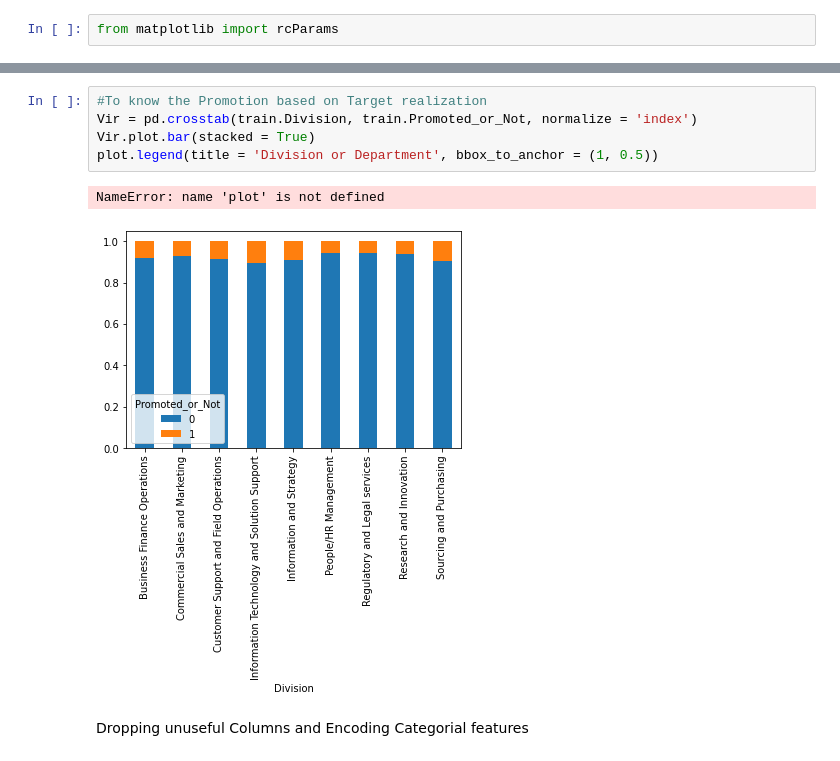
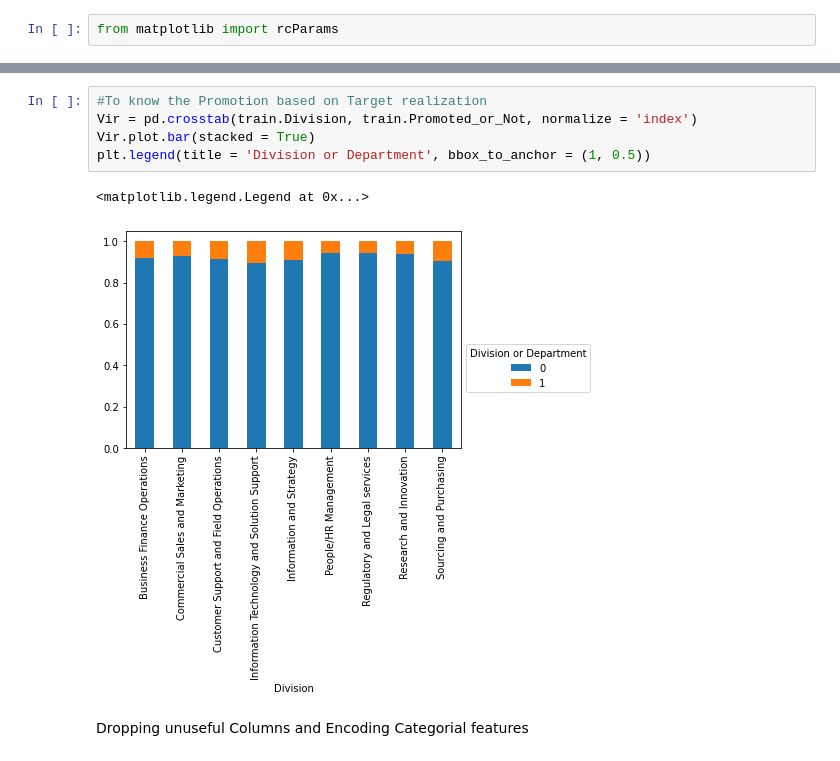
Before and after one commit to daisiadeyanju/Modelling-Project, a Jupyter notebook: Staff Promotion prediction Project.ipynb, the cells around one changed output, grey strips where cells are left out. Cells and saved outputs as stored; diff of their text form.

```diff
--- a/Staff Promotion prediction Project.ipynb
+++ b/Staff Promotion prediction Project.ipynb
@@ -123,11 +134,11 @@ NameError: name 'plot' is not defined
 # %%
 #To know the Promotion based on Target realization
 Vir = pd.crosstab(train.Division, train.Promoted_or_Not, normalize = 'index')
 Vir.plot.bar(stacked = True)
-plot.legend(title = 'Division or Department', bbox_to_anchor = (1, 0.5))
+plt.legend(title = 'Division or Department', bbox_to_anchor = (1, 0.5))
 # %% [output]
-NameError: name 'plot' is not defined
+<matplotlib.legend.Legend at 0x...>
-[figure, old version]
+[figure, new version]
 # %% [markdown]
 Dropping unuseful Columns and Encoding Categorial features
 # %%
```
Also changed, not shown: parts of 13 cells of this notebook.
